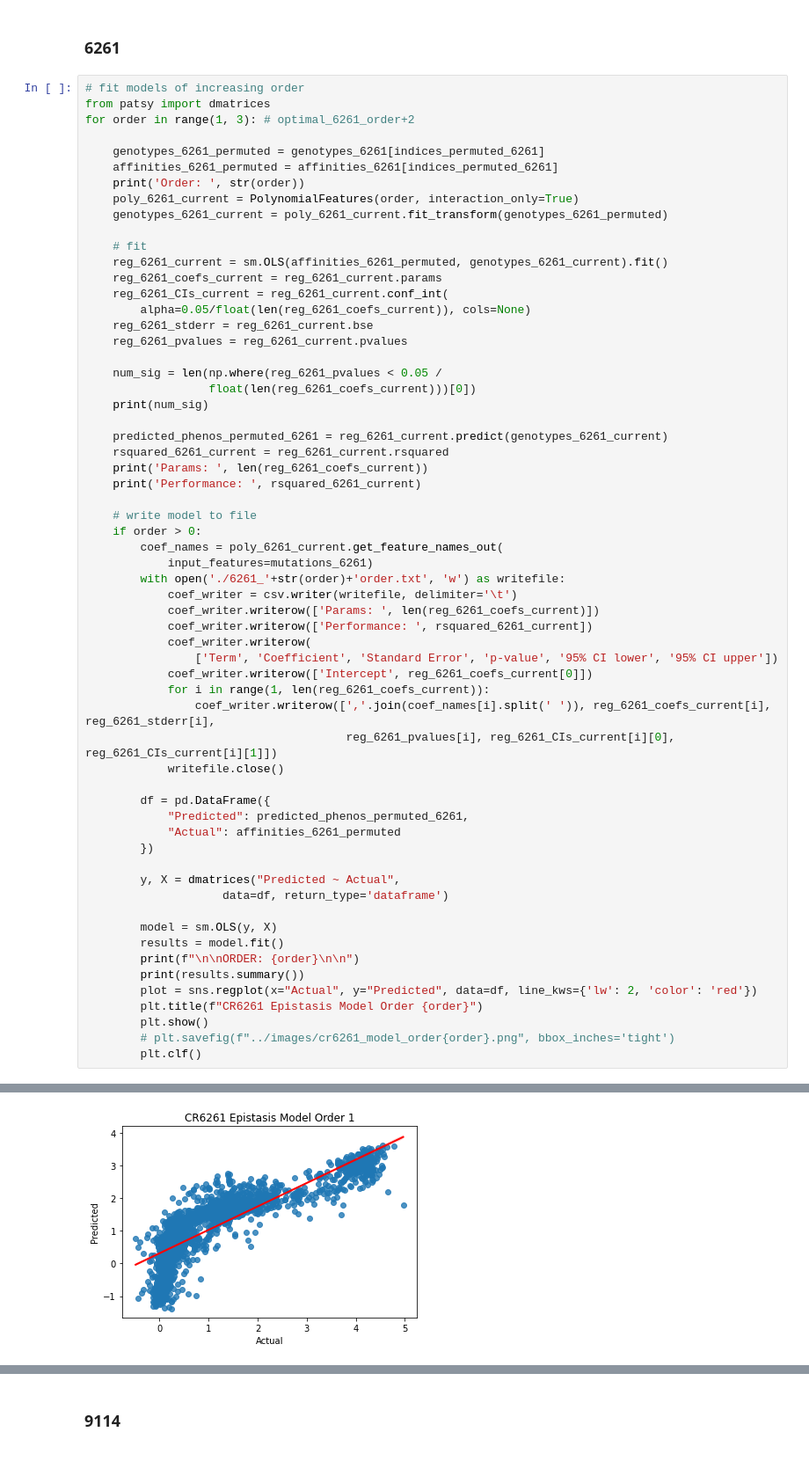
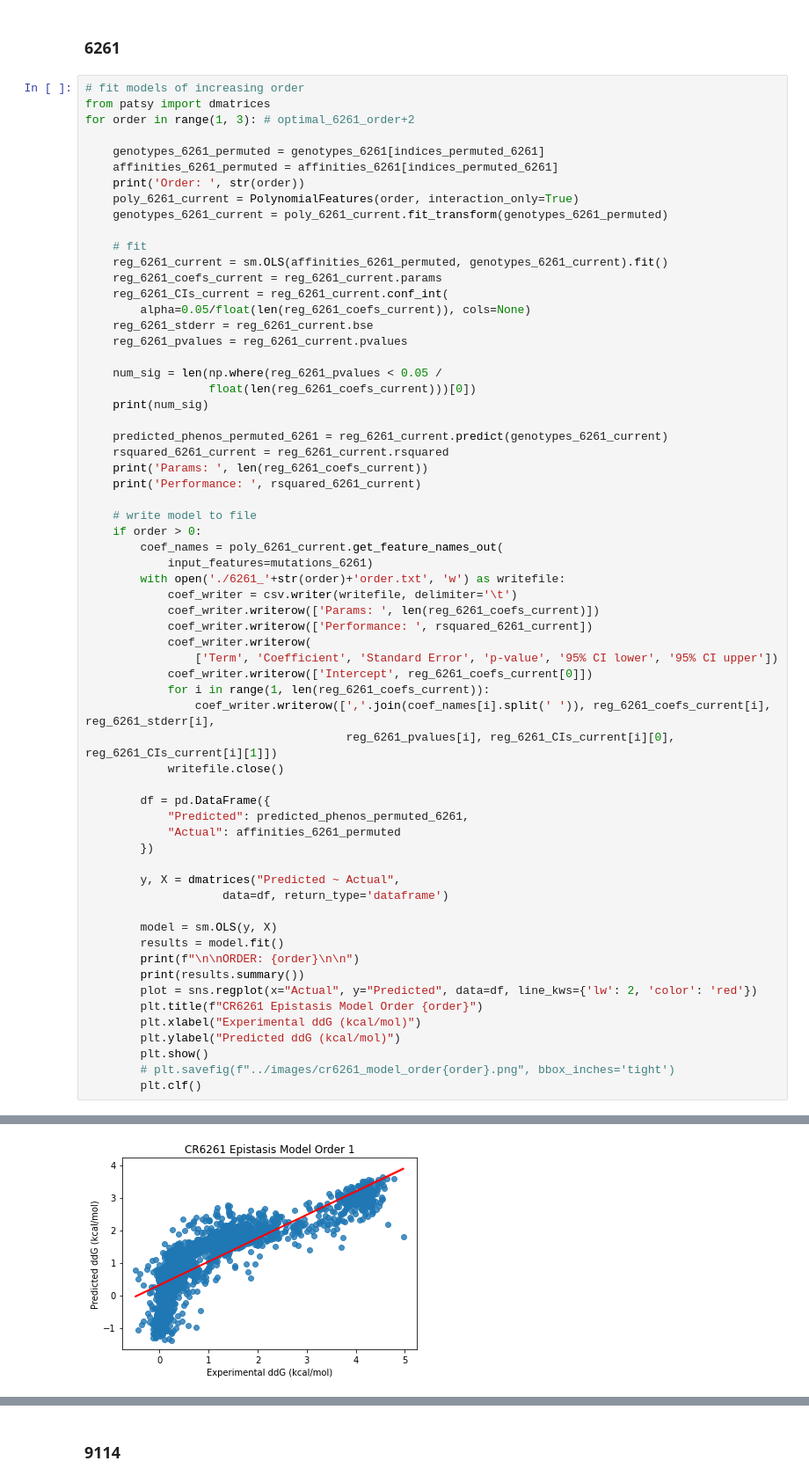
Before and after one commit to k-chrispens/rosetta-antibody-ddgs, a Jupyter notebook: raw_datasets/infer_effects.ipynb, the cells around one changed output, grey strips where cells are left out. Shown at 88% size. Cells and saved outputs as stored; diff of their text form.

```diff
--- a/raw_datasets/infer_effects.ipynb
+++ b/raw_datasets/infer_effects.ipynb
@@ -433,34 +433,36 @@ for order in range(1, 3): # optimal_6261_order+2
         y, X = dmatrices("Predicted ~ Actual",
                     data=df, return_type='dataframe')
 
         model = sm.OLS(y, X)
         results = model.fit()
         print(f"\n\nORDER: {order}\n\n")
         print(results.summary())
         plot = sns.regplot(x="Actual", y="Predicted", data=df, line_kws={'lw': 2, 'color': 'red'})
         plt.title(f"CR6261 Epistasis Model Order {order}")
+        plt.xlabel("Experimental ddG (kcal/mol)")
+        plt.ylabel("Predicted ddG (kcal/mol)")
         plt.show()
         # plt.savefig(f"../images/cr6261_model_order{order}.png", bbox_inches='tight')
         plt.clf()
 # %% [output]
 Order:  1
 9
 Params:  12
 Performance:  0.7189706389265444
 
 
 ORDER: 1
 
 
                             OLS Regression Results
 ==============================================================================
 Dep. Variable:              Predicted   R-squared:                       0.719
 ... (18 lines left out)
 ==============================================================================
 
 Notes:
 [1] Standard Errors assume that the covariance matrix of the errors is correctly specified.
-[figure, old version]
+[figure, new version]
 Order:  2
 21
 Params:  67
```
Also changed, not shown: parts of 2 cells of this notebook, 25 other files.
